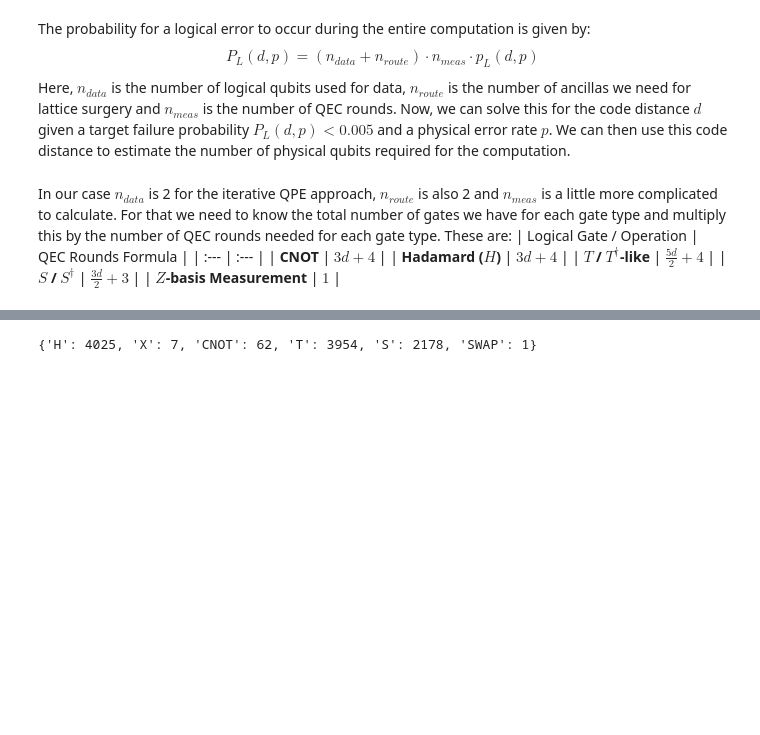
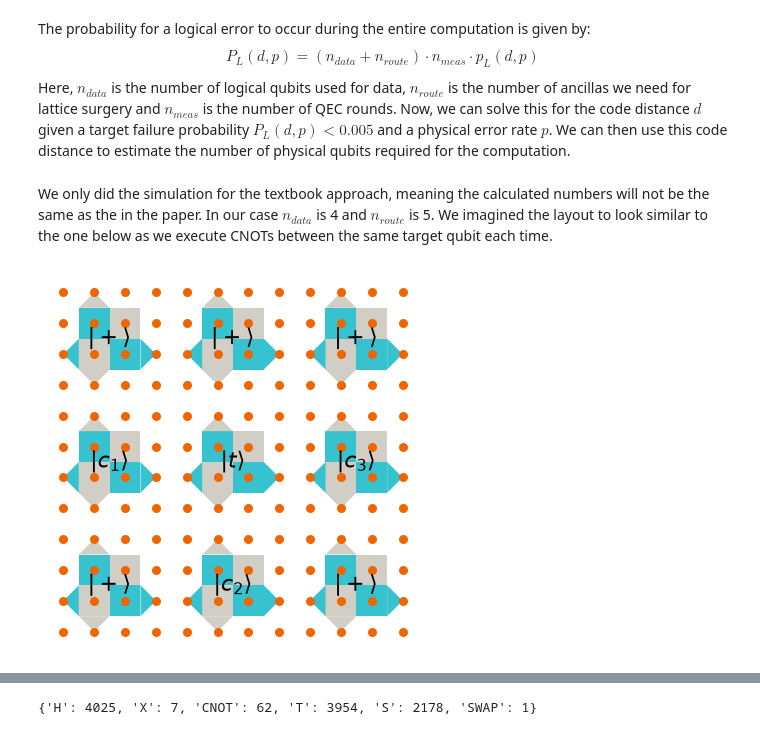
Before and after one commit to Mluonium/chem-compilation-to-qec-paper, a Jupyter notebook: resource_estimation.ipynb, the cells around one changed output, grey strips where cells are left out. Drawn from its saved outputs; the diff is of its cells as text; code cells hidden in the pictures; blank space fills up the shorter version.

```diff
--- a/resource_estimation.ipynb
+++ b/resource_estimation.ipynb
@@ -16,12 +16,73 @@ $$
 Here, $n_{data}$ is the number of logical qubits used for data, $n_{route}$ is the number of ancillas we need for lattice surgery and $n_{meas}$ is the number of QEC rounds.
 Now, we can solve this for the code distance $d$ given a target failure probability $P_L(d, p) < 0.005$ and a physical error rate $p$. We can then use this code distance to estimate the number of physical qubits required for the computation.
 # %% [markdown]
-In our case $n_{data}$ is 2 for the iterative QPE approach, $n_{route}$ is also 2 and $n_{meas}$ is a little more complicated to calculate. For that we need to know the total number of gates we have for each gate type and multiply this by the number of QEC rounds needed for each gate type.
-These are:
-| Logical Gate / Operation | QEC Rounds Formula |
-| :--- | :--- |
-| **CNOT** | $3d + 4$ |
-| **Hadamard ($H$)** | $3d + 4$ |
-| **$T$ / $T^\dagger$-like** | $\frac{5d}{2} + 4$ |
-| **$S$ / $S^\dagger$** | $\frac{3d}{2} + 3$ |
-| **$Z$-basis Measurement** | $1$ |
+We only did the simulation for the textbook approach, meaning the calculated numbers will not be the same as the in the paper. In our case $n_{data}$ is 4 and $n_{route}$ is 5. We imagined the layout to look similar to the one below as we execute CNOTs between the same target qubit each time.
+# %%
+# Created with help of Gemini
+import matplotlib.pyplot as plt
+import matplotlib.patches as patches
+
+fig, ax = plt.subplots(figsize=(4, 4))
+
+# 1. Physical Qubit Grid (12x12 Array)
+grid_size = 12
+for x in range(1, grid_size + 1):
+    for y in range(1, grid_size + 1):
+        ax.scatter(x, y, color="#F06500", s=30, zorder=5)
+
+def draw_patch_4x4(ox, oy, label=""):
+    """
+    Draws a distance-3 rotated surface code patch where qubit dots align
+    with the corners/vertices of internal square plaquettes.
+    ox, oy: bottom-left qubit coordinates of the 4x4 block.
+    """
+    cyan = '#36C2CE'  # X-syndrome plaquette
+    grey = '#D1CEC5'  # Z-syndrome plaquette
+
+    squares = [
+        (ox + 1, oy + 2, cyan), (ox + 2, oy + 2, grey),
+        (ox + 1, oy + 1, grey), (ox + 2, oy + 1, cyan),
+    ]
+    for px, py, color in squares:
+        ax.add_patch(patches.Rectangle((px, py), 1, 1, facecolor=color, edgecolor='none'))
+
+    # Triangular boundary plaquettes extending to outer qubit edges
+    triangles = [
+        # North (Top)
+        ([(ox + 1, oy + 3), (ox + 2, oy + 3), (ox + 1.5, oy + 3.5)], grey),
+        # South (Bottom)
+        ([(ox + 1, oy + 1), (ox + 2, oy + 1), (ox + 1.5, oy + 0.5)], grey),
+        # West (Left)
+        ([(ox + 1, oy + 1), (ox + 1, oy + 2), (ox + 0.5, oy + 1.5)], cyan),
+        # East (Right)
+        ([(ox + 3, oy + 1), (ox + 3, oy + 2), (ox + 3.5, oy + 1.5)], cyan),
+    ]
+    for vertices, color in triangles:
+        ax.add_patch(patches.Polygon(vertices, facecolor=color, edgecolor='none'))
+
+    # Logical Patch Label
+    if label:
+        ax.text(ox + 2, oy + 2, f"$|{label}\\rangle$", fontsize=16,
+                ha='center', va='center', fontweight='bold', zorder=6)
+
+draw_patch_4x4(ox=4.5, oy=4.5, label="t")
+draw_patch_4x4(ox=0.5, oy=4.5, label="c_1")
+draw_patch_4x4(ox=4.5, oy=0.5, label="c_2")
+draw_patch_4x4(ox=8.5, oy=4.5, label="c_3")
+
+# Ancillas:
+draw_patch_4x4(ox=0.5, oy=8.5, label="+")
+draw_patch_4x4(ox=4.5, oy=8.5, label="+")
+draw_patch_4x4(ox=8.5, oy=8.5, label="+")
+draw_patch_4x4(ox=8.5, oy=0.5, label="+")
+draw_patch_4x4(ox=0.5, oy=0.5, label="+")
+# Axis Formatting
+ax.set_xlim(0.5, grid_size + 0.5)
+ax.set_ylim(0.5, grid_size + 0.5)
+ax.set_aspect('equal')
+plt.axis('off')
+
+plt.tight_layout()
+plt.show()
+# %% [output]
+[figure, added]
```
Also changed, not shown: parts of 4 cells of this notebook.
